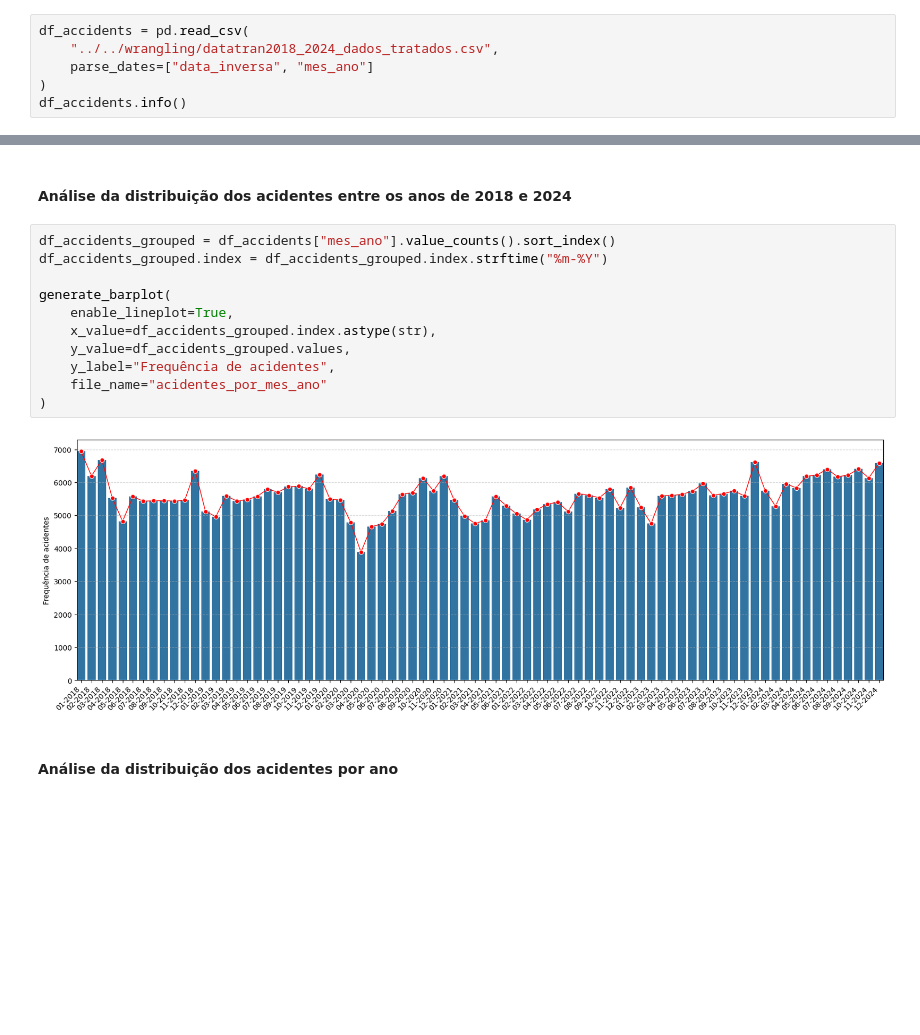
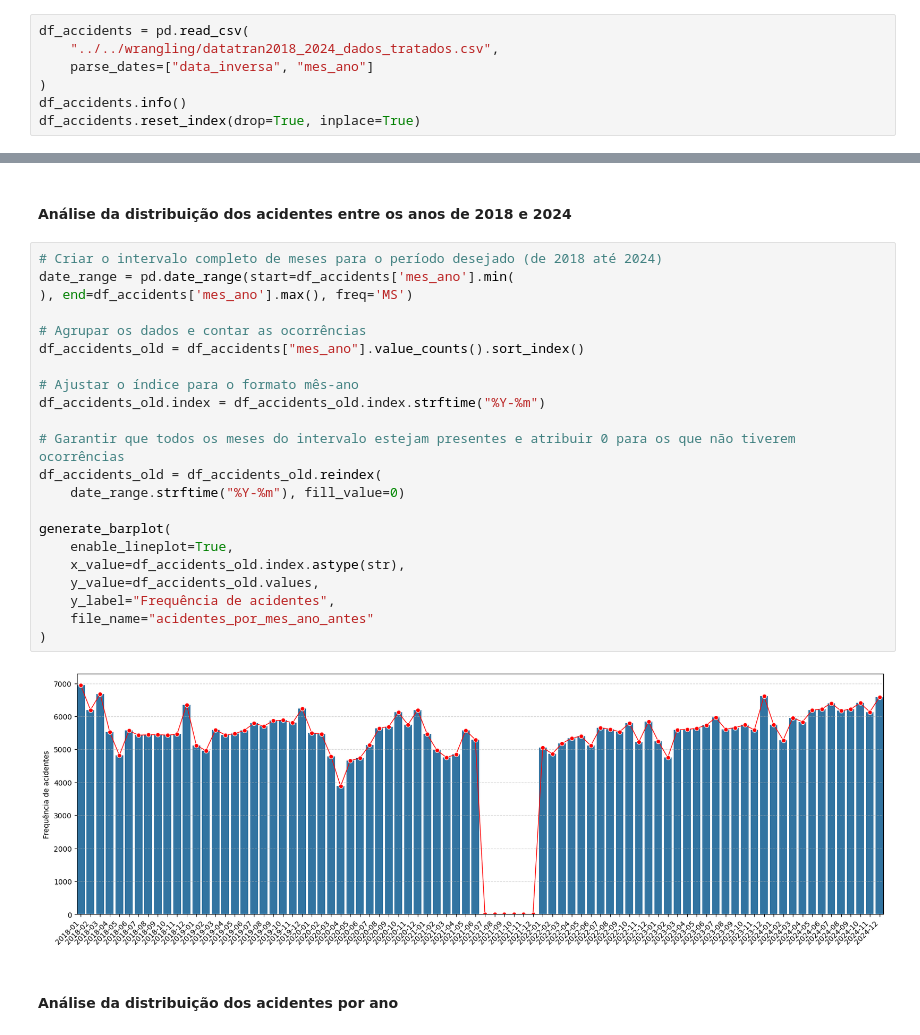
Before and after one commit to evidal1990/coderhouse_datascience, a Jupyter notebook: src/analysis/data_analysis.ipynb, the cells around one changed output, grey strips where cells are left out. Cells and saved outputs as stored; diff of their text form; blank space fills up the shorter version.

Commit message:
Adicionando 0 aos meses de 2021 que não existiam, para mostrar corretamente no gráfico e inserindo linhas à partir da média dos demais anos para 2021 para normalizar os dados

```diff
--- a/src/analysis/data_analysis.ipynb
+++ b/src/analysis/data_analysis.ipynb
@@ -14,6 +14,7 @@ df_accidents = pd.read_csv(
     parse_dates=["data_inversa", "mes_ano"]
 )
 df_accidents.info()
+df_accidents.reset_index(drop=True, inplace=True)
 # %% [output]
 <class 'pandas.core.frame.DataFrame'>
 RangeIndex: 436643 entries, 0 to 436642
@@ -96,19 +97,30 @@ def get_months():
     return months, months_sorted
 # %% [markdown]
 #### Análise da distribuição dos acidentes entre os anos de 2018 e 2024
-# %%
-df_accidents_grouped = df_accidents["mes_ano"].value_counts().sort_index()
-df_accidents_grouped.index = df_accidents_grouped.index.strftime("%m-%Y")
-
-generate_barplot(
-    enable_lineplot=True,
-    x_value=df_accidents_grouped.index.astype(str),
-    y_value=df_accidents_grouped.values,
-    y_label="Frequência de acidentes",
-    file_name="acidentes_por_mes_ano"
-)
-# %% [output]
-[figure, removed]
+# %%
+# Criar o intervalo completo de meses para o período desejado (de 2018 até 2024)
+date_range = pd.date_range(start=df_accidents['mes_ano'].min(
+), end=df_accidents['mes_ano'].max(), freq='MS')
+
+# Agrupar os dados e contar as ocorrências
+df_accidents_old = df_accidents["mes_ano"].value_counts().sort_index()
+
+# Ajustar o índice para o formato mês-ano
+df_accidents_old.index = df_accidents_old.index.strftime("%Y-%m")
+
+# Garantir que todos os meses do intervalo estejam presentes e atribuir 0 para os que não tiverem ocorrências
+df_accidents_old = df_accidents_old.reindex(
+    date_range.strftime("%Y-%m"), fill_value=0)
+
+generate_barplot(
+    enable_lineplot=True,
+    x_value=df_accidents_old.index.astype(str),
+    y_value=df_accidents_old.values,
+    y_label="Frequência de acidentes",
+    file_name="acidentes_por_mes_ano_antes"
+)
+# %% [output]
+[figure, added]
 # %% [markdown]
 #### Análise da distribuição dos acidentes por ano
 # %%
```
Also changed, not shown: parts of 11 cells of this notebook, 1 other file.
